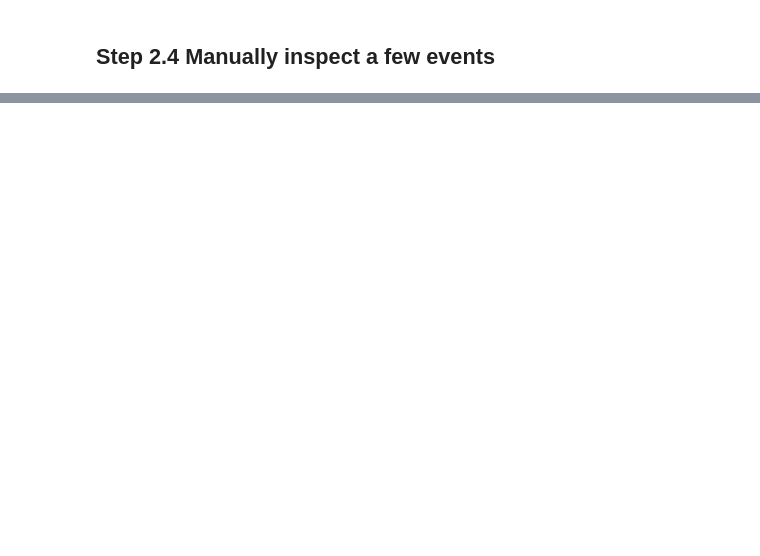
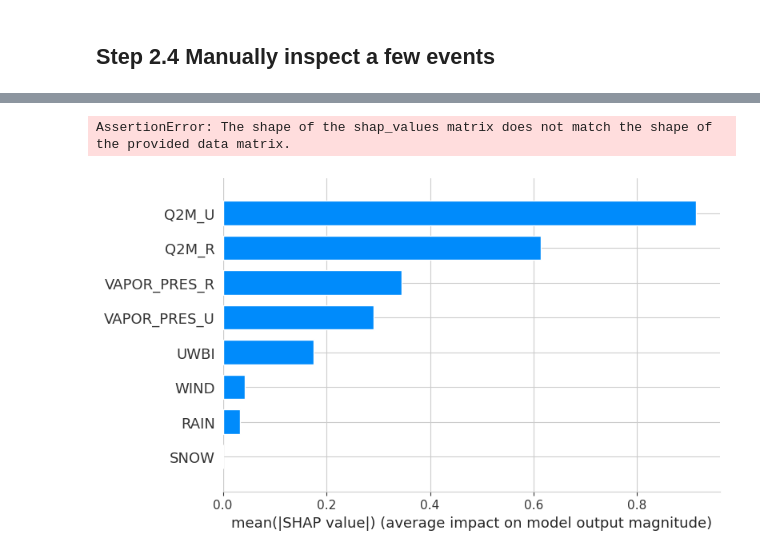
Before and after one commit to johnnyguo2007/research, a Jupyter notebook: hw_global/final/UHI_individual_event_analysis.ipynb, the cells around one changed output, grey strips where cells are left out. Saved outputs shown, nothing was run; the diff lists cells and outputs as text; code cells hidden in the pictures; blank space fills up the shorter version.

Commit message:
xgboost

```diff
--- a/hw_global/final/UHI_individual_event_analysis.ipynb
+++ b/hw_global/final/UHI_individual_event_analysis.ipynb
@@ -157,0 +243,7 @@ local_hour_adjusted_df
+# %%
+
+# Step 2: Compute simple averages for all other relevant columns
+columns_to_average = [ 'UHI_diff', 'UHI', 'UWBI', 'WIND', 'RAIN', 'SNOW',
+                      'Q2M_R', 'Q2M_U', 'VAPOR_PRES_R', 'VAPOR_PRES_U']
+uhi_diff_avg_df = local_hour_adjusted_df.groupby('global_event_ID')[columns_to_average].mean()
+uhi_diff_avg_df.info()
@@ -157,0 +268,7 @@ local_hour_adjusted_df
+# %%
+
+# Step 3: Add daytime and nighttime UHI_diff averages to the dataframe
+uhi_diff_avg_df['UHI_diff_daytime'] = daytime_uhi_diff_avg
+uhi_diff_avg_df['UHI_diff_nighttime'] = nighttime_uhi_diff_avg
+
+# The resulting DataFrame, 'simple_averages_df', now includes the requested columns
@@ -157,0 +406,66 @@ local_hour_adjusted_df
+# %%
+import pandas as pd
+import numpy as np
+from sklearn.model_selection import train_test_split
+from sklearn.linear_model import LogisticRegression
+import shap
+from sklearn.preprocessing import StandardScaler
+
+# Load your data
+# Assuming 'uhi_diff_avg_df' is already in your environment
+
+# Prepare the data
+X = uhi_diff_avg_df[['UWBI', 'WIND', 'RAIN', 'SNOW', 'Q2M_R', 'Q2M_U', 'VAPOR_PRES_R', 'VAPOR_PRES_U']]
+y = (uhi_diff_avg_df['UHI_diff'] > 0).astype(int)  # Create a binary target variable
+
+# Split the data
+X_train, X_test, y_train, y_test = train_test_split(X, y, test_size=0.2, random_state=42)
+
+# Scale the features
+scaler = StandardScaler()
+X_train_scaled = scaler.fit_transform(X_train)
+X_test_scaled = scaler.transform(X_test)
+
+# Train the logistic regression model
+model = LogisticRegression()
+model.fit(X_train_scaled, y_train)
+
+# Summarize the background data using shap.kmeans
+background_data = shap.kmeans(X_train_scaled, k=30)  # Summarize with 30 representative clusters
+
+# Create SHAP values using KernelExplainer with the summarized background
+explainer = shap.KernelExplainer(model.predict_proba, background_data, link="logit", n_jobs = 32)
+shap_values = explainer.shap_values(X_test_scaled)
+
+# Plot the SHAP values for the positive class
+shap.summary_plot(shap_values[1], X_test_scaled, feature_names=X.columns, plot_type="bar")
+# %% [output]
+AssertionError: The shape of the shap_values matrix does not match the shape of the provided data matrix.
+# %%
+import pandas as pd
+import xgboost as xgb
+import shap
+from sklearn.model_selection import train_test_split
+
+# Load your data
+# Assuming 'uhi_diff_avg_df' is already in your environment
+
+# Prepare the data
+X = uhi_diff_avg_df[['UWBI', 'WIND', 'RAIN', 'SNOW', 'Q2M_R', 'Q2M_U', 'VAPOR_PRES_R', 'VAPOR_PRES_U']]
+y = uhi_diff_avg_df['UHI']  # Assuming you want to predict UHI_diff directly
+
+# Split the data
+X_train, X_test, y_train, y_test = train_test_split(X, y, test_size=0.2, random_state=42)
+
+# Train the model
+model = xgb.XGBRegressor(objective='reg:squarederror')
+model.fit(X_train, y_train)
+
+# Create SHAP values
+explainer = shap.Explainer(model)
+shap_values = explainer(X_test)
+
+# Summarize the SHAP values in a plot to show the impact of each feature
+shap.summary_plot(shap_values, X_test, plot_type="bar")
+# %% [output]
+[figure, added]
```
Also changed, not shown: parts of 30 cells of this notebook, 1 other file.
